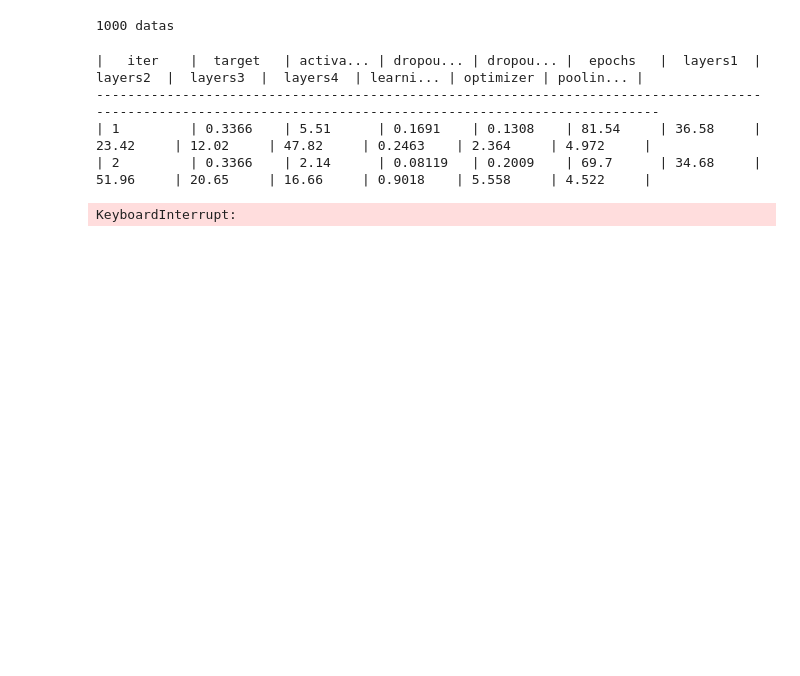
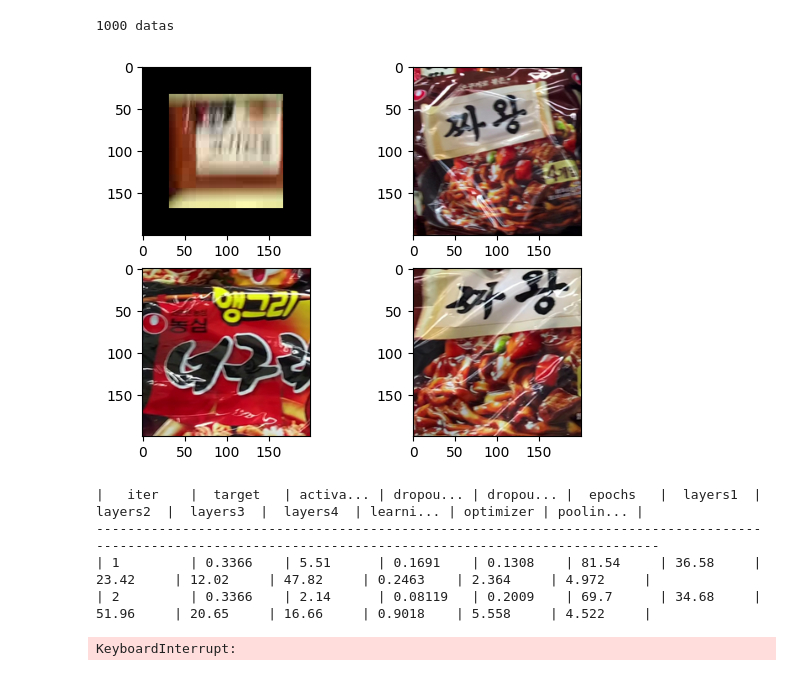
Before and after one commit to 2024-1-hongik-matrix-conference/2024_1_hongik_matrix_conference, a Jupyter notebook: model_run.ipynb, the cells around one changed output. Cells and saved outputs as stored; diff of their text form; code cells hidden in the pictures; blank space fills up the shorter version.

```diff
--- a/model_run.ipynb
+++ b/model_run.ipynb
@@ -27,25 +24,20 @@ ValueError: Expected the lengths of `labels` to match the number of files in the
-# %%
-#target 레이블 저장
-
-for i in range(len(X_path)):
-    img_path = X_path[i]
-    img_data=[]
-    img = Image.open(f'{datapath}/{img_path}')
-    ih, iw = img.size
-    pix = img.load()
-    for py in range(100):
-        temp = []
-        for px in range(100):
-            if py <ih and px < iw :
-                pixel = pix[py,px]
-                temp.append([pixel[0]/255,pixel[1]/255,pixel[2]/255])
-            else :
-                temp.append((0,0,0))
-        img_data.append(temp)
-    X.append(img_data[:])
-print(f'{len(X)} datas')
-# %% [output]
-1000 datas
+# %%
+
+for i in range(len(X_path)):
+    img_path = X_path[i]
+    img_data=np.zeros((200,200,3))
+    img = np.asarray(Image.open(f'{datapath}/{img_path}'))
+    ih, iw = img.shape[:2]
+    img_data[100-ih//2:100-ih//2+ih,100-iw//2:100-iw//2+iw]=img/255
+    X.append(img_data)
+
+fig,axs = plt.subplots(2,2)
+for i in range(4):
+    axs[i//2,i%2].imshow(X[i])
+print(f'{len(X)} datas')
+# %% [output]
+1000 datas
+[figure, added]
 # %%
 X = np.asarray(X)
 y= np.asarray(y)
```
Also changed, not shown: parts of 14 cells of this notebook.
